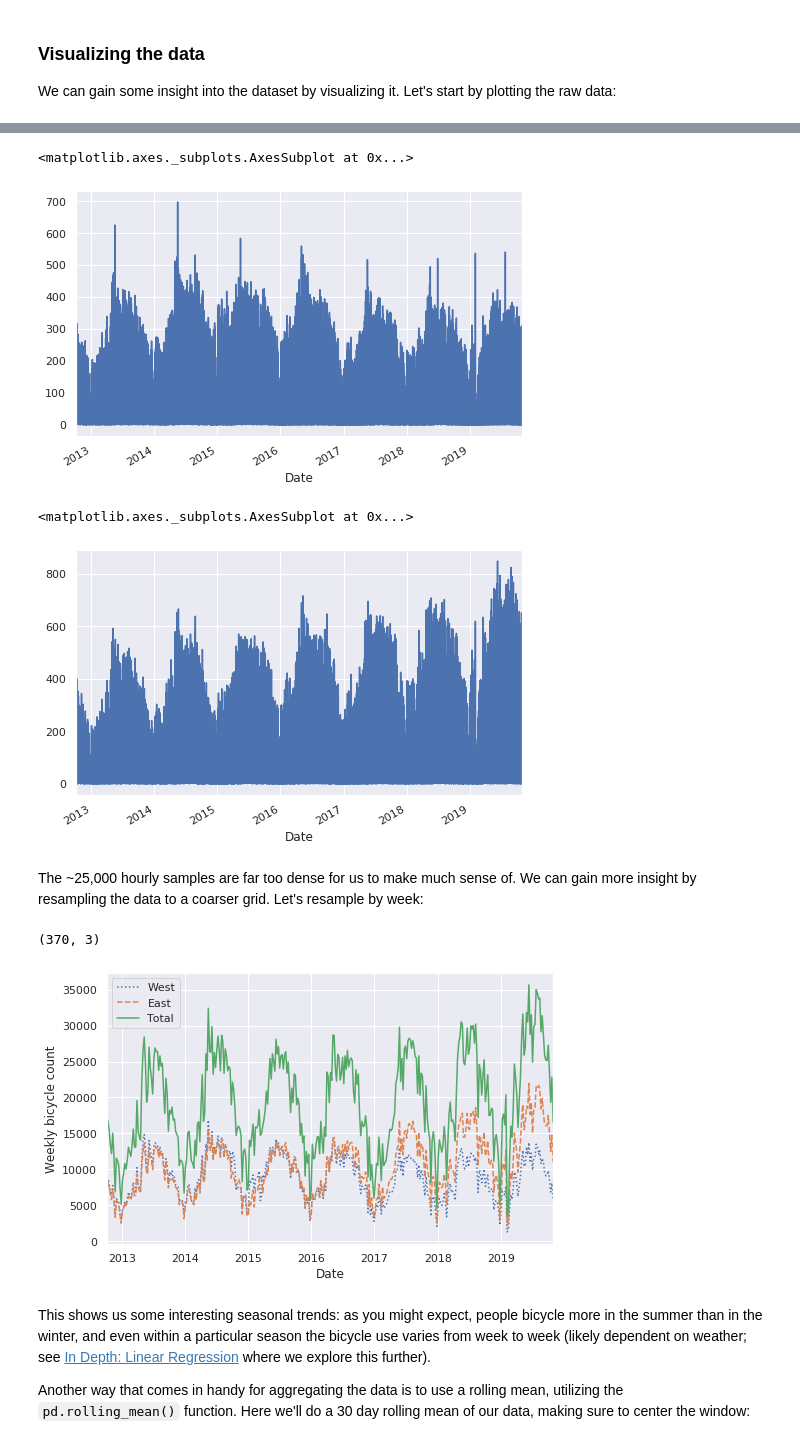
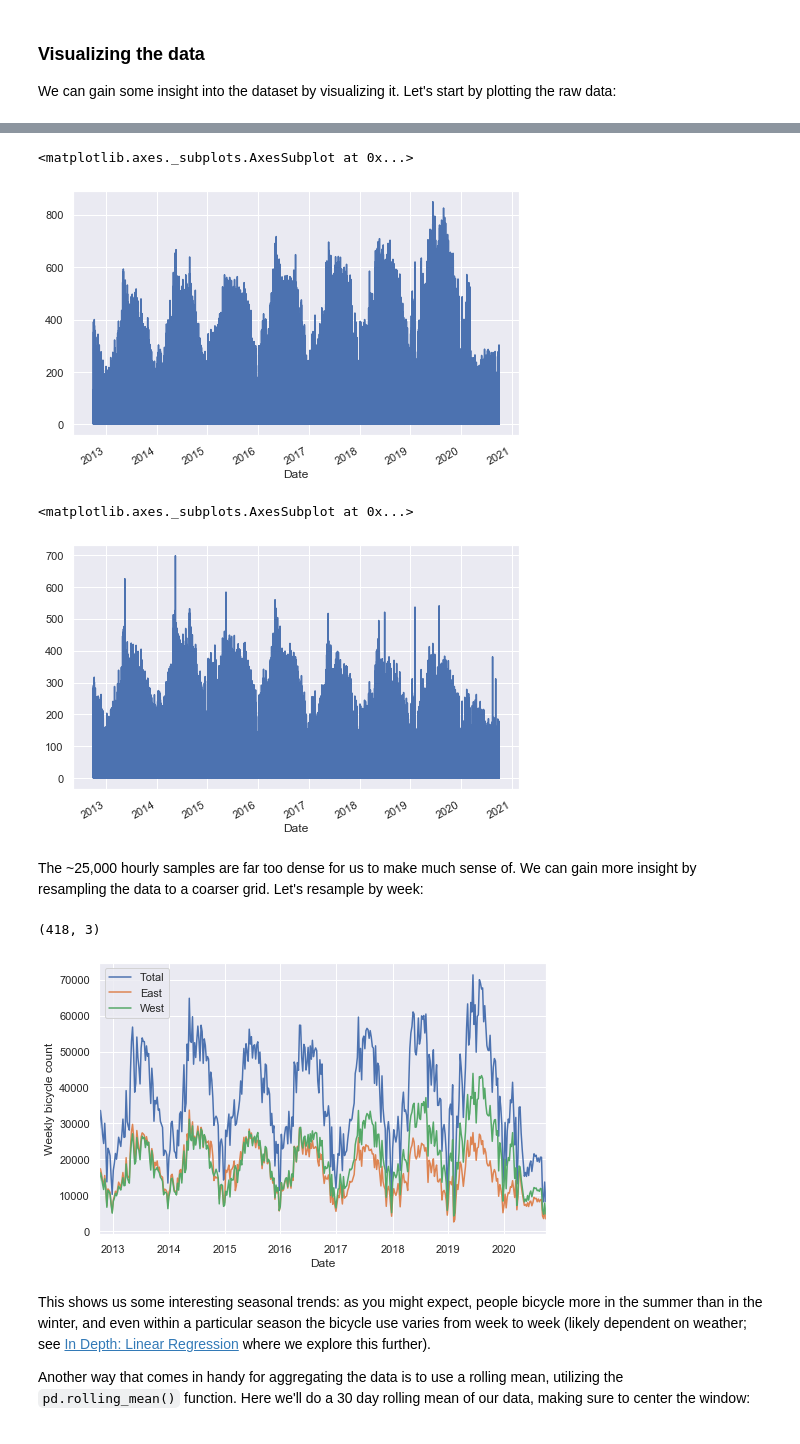
Before and after one commit to yongduek/PythonDataScienceHandbook, a Jupyter notebook: notebooks/03.11-Working-with-Time-Series.ipynb, the cells around one changed output, grey strips where cells are left out. Saved outputs shown, nothing was run; the diff lists cells and outputs as text; code cells hidden in the pictures.

```diff
--- a/notebooks/03.11-Working-with-Time-Series.ipynb
+++ b/notebooks/03.11-Working-with-Time-Series.ipynb
@@ -547,5 +547,7 @@ For convenience, we'll further process this dataset by shortening the column nam
+# %%
+data.columns = ['Total', 'East', 'West']
 # %%
-data.columns = ['West', 'East']
+#data.columns = ['West', 'East']
 data['Total'] = data.eval('West + East')
 data.head()
 # %% [output]
@@ -607,12 +609,12 @@ plt.ylabel('Hourly Bicycle Count');
 data.West.plot()
 # %% [output]
 <matplotlib.axes._subplots.AxesSubplot at 0x...>
-[figure, old version]
+[figure, new version]
 # %%
 data.East.plot()
 # %% [output]
 <matplotlib.axes._subplots.AxesSubplot at 0x...>
-[figure, old version]
+[figure, new version]
 # %% [markdown]
 The ~25,000 hourly samples are far too dense for us to make much sense of.
 We can gain more insight by resampling the data to a coarser grid.
@@ -620,11 +622,12 @@ Let's resample by week:
 # %%
 weekly = data.resample('W').sum()
 print(weekly.shape)
-weekly.plot(style=[':', '--', '-'])
+#weekly.plot(style=[':', '--', '-'])
+weekly.plot()
 plt.ylabel('Weekly bicycle count');
 # %% [output]
-(370, 3)
+(418, 3)
-[figure, old version]
+[figure, new version]
 # %% [markdown]
 This shows us some interesting seasonal trends: as you might expect, people bicycle more in the summer than in the winter, and even within a particular season the bicycle use varies from week to week (likely dependent on weather; see [In Depth: Linear Regression](05.06-Linear-Regression.ipynb) where we explore this further).
 
```
Also changed, not shown: parts of 27 cells of this notebook, 18 other files.
